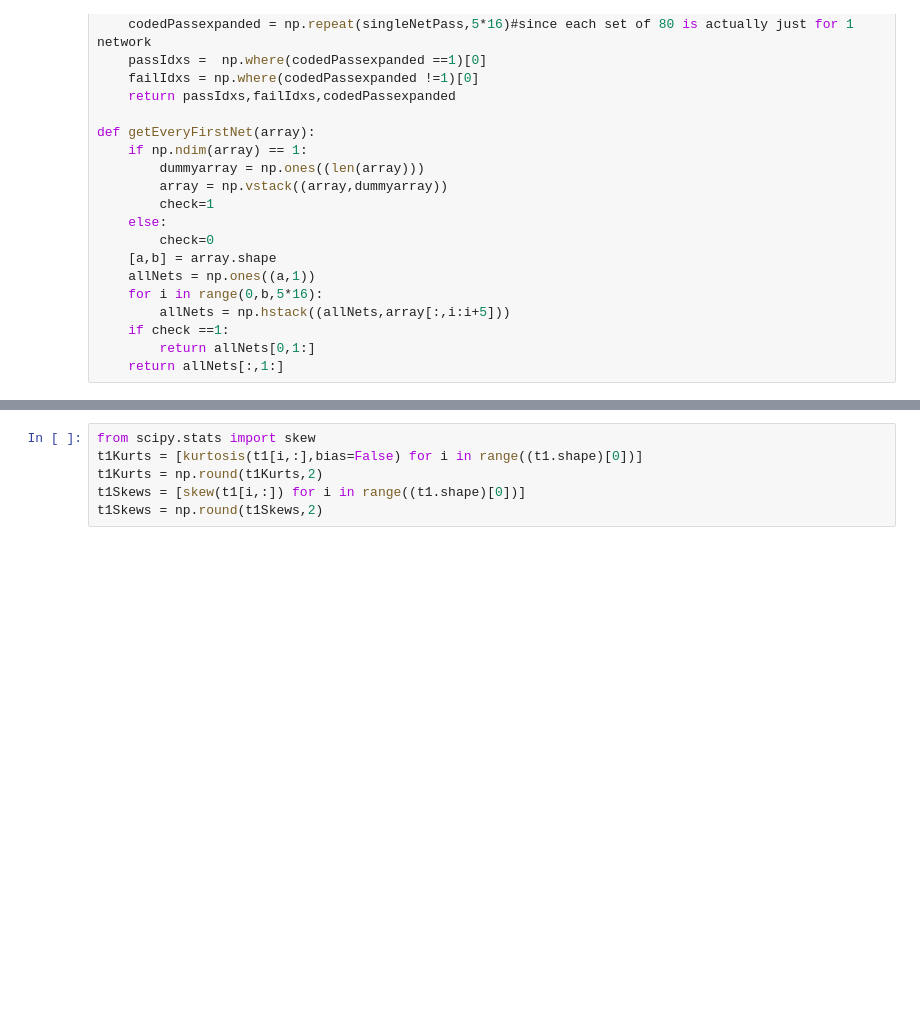
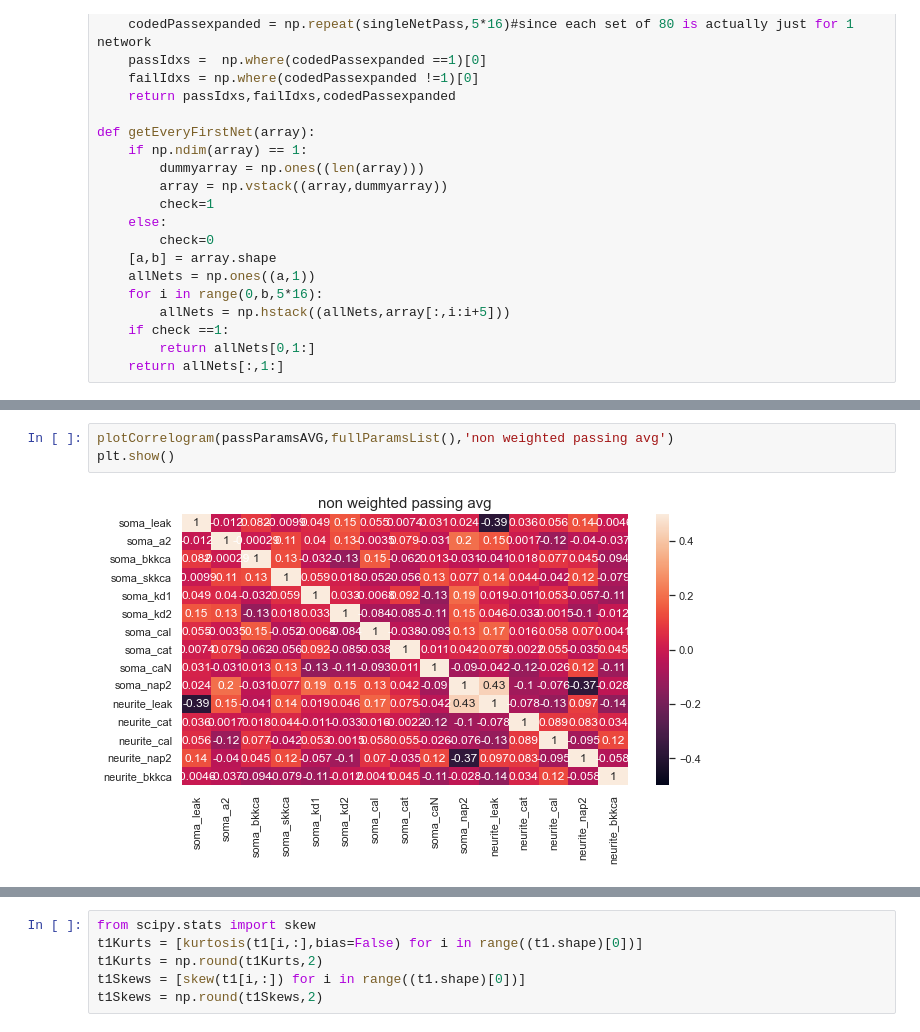
Before and after one commit to ddopp4877/CGProjectpub, a Jupyter notebook: Checkruns.ipynb, the cells around one changed output, grey strips where cells are left out. Cells and saved outputs as stored; diff of their text form; blank space fills up the shorter version.

```diff
--- a/Checkruns.ipynb
+++ b/Checkruns.ipynb
@@ -215,0 +191,5 @@ pd.DataFrame(t2)
+# %%
+plotCorrelogram(passParamsAVG,fullParamsList(),'non weighted passing avg')
+plt.show()
+# %% [output]
+[figure, added]
```
Also changed, not shown: parts of 48 cells of this notebook, 5 other files.
